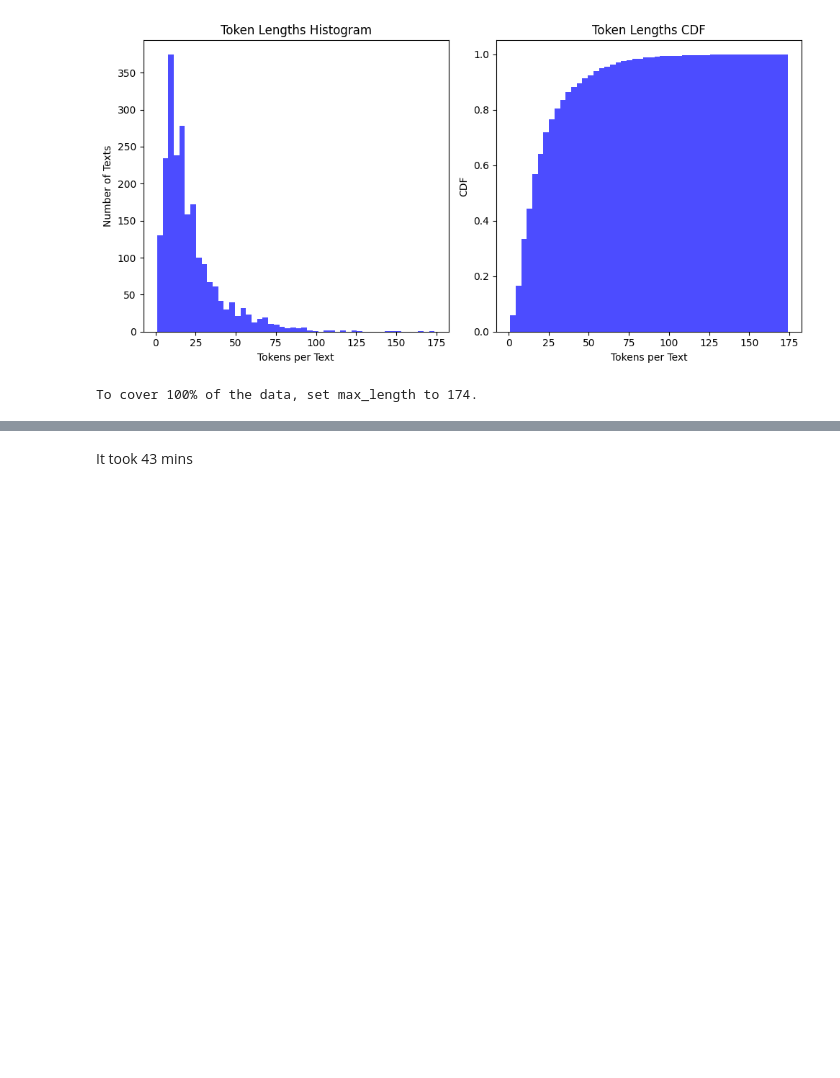
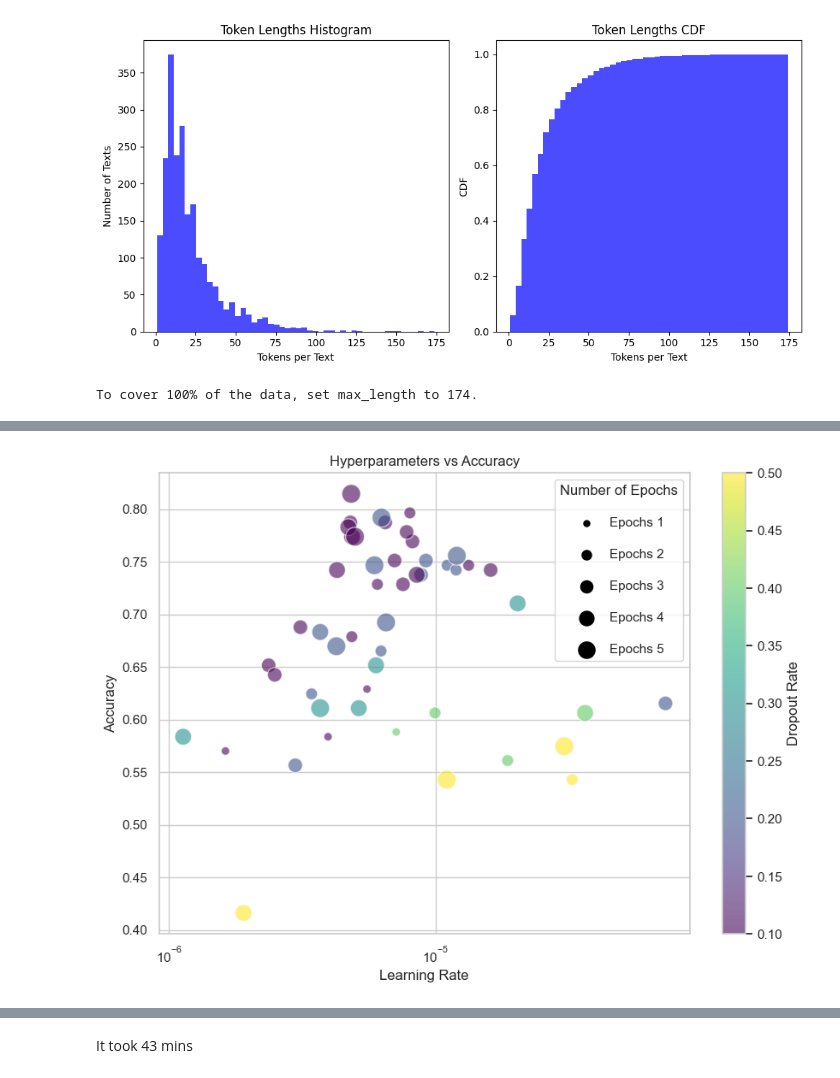
Before and after one commit to meuru-muthuthanthri/sinhala-english-code-mixed-hate-speech-detection, a Jupyter notebook: 4.0 Hyper parameter training for Bert.ipynb, the cells around one changed output, grey strips where cells are left out. Cells and saved outputs as stored; diff of their text form; code cells hidden in the pictures; blank space fills up the shorter version.

```diff
--- a/4.0 Hyper parameter training for Bert.ipynb
+++ b/4.0 Hyper parameter training for Bert.ipynb
@@ -140,0 +229,32 @@ TypeError: BertForSequenceClassification.__init__() got an unexpected keyword ar
+# %%
+import matplotlib.pyplot as plt
+
+# Define the hyperparameter for the x-axis
+x = df_trials['Learning Rate']
+
+# Define the "Accuracy" on the y-axis
+y = df_trials['Accuracy']
+
+# Use "Number of Epochs" for the size of the dots, scaled so they're visible
+size = df_trials['Number of Epochs'] * 50
+
+# Use "Dropout Rate" for the color of the dots
+color = df_trials['Dropout Rate']
+
+# Create scatter plot
+plt.figure(figsize=(10, 7))
+sc = plt.scatter(x, y, c=color, s=size, cmap='viridis', alpha=0.6, edgecolors='w')
+plt.colorbar(sc, label='Dropout Rate')
+plt.xscale('log')  # Set x-axis to log scale for better visualization
+plt.xlabel('Learning Rate')
+plt.ylabel('Accuracy')
+plt.title('Hyperparameters vs Accuracy')
+
+# Add a legend for the sizes (epochs)
+for epoch in sorted(df_trials['Number of Epochs'].unique()):
+    plt.scatter([], [], s=epoch*50, label=f'Epochs {epoch}', c='black', edgecolors='w')
+plt.legend(scatterpoints=1, labelspacing=1.5, title='Number of Epochs')
+
+plt.show()
+# %% [output]
+[figure, added]
```
Also changed, not shown: parts of 6 cells of this notebook, 1 other file.
